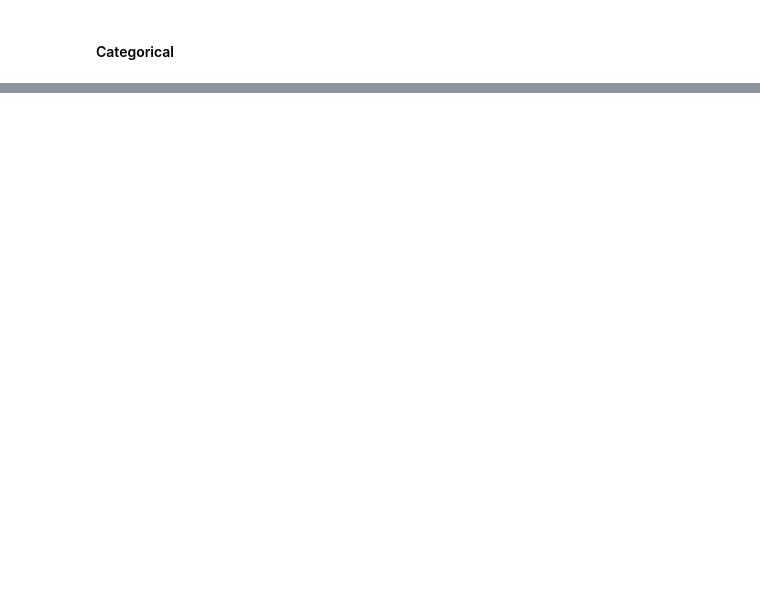
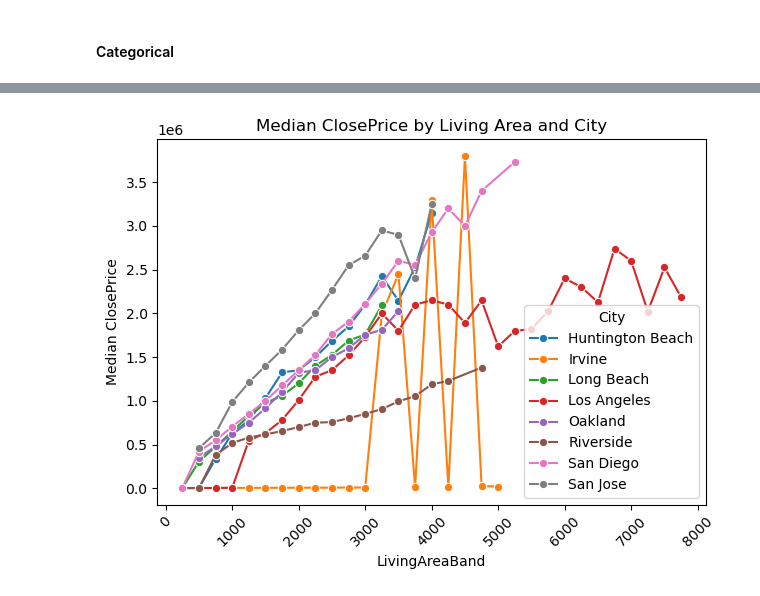
Before and after one commit to eemilycchen/IDX-Exchange-Data-Science, a Jupyter notebook: 01_exploration.ipynb, the cells around one changed output, grey strips where cells are left out. Cells and saved outputs as stored; diff of their text form; code cells hidden in the pictures; blank space fills up the shorter version.

```diff
--- a/01_exploration.ipynb
+++ b/01_exploration.ipynb
@@ -696,0 +753,13 @@ categorical_summary = pd.DataFrame({
+# %%
+geo_df = df[
+    (df["ClosePrice"] > 0) &
+    (df["LivingArea"] > 0) &
+    df["City"].notna()
+].copy()
+
+#Keep cities with reasonable support
+city_counts = geo_df["City"].value_counts()
+valid_cities = city_counts[city_counts >= 1000].index
+
+geo_df = geo_df[geo_df["City"].isin(valid_cities)].copy()
+geo_df.head()
@@ -696,0 +810,27 @@ categorical_summary = pd.DataFrame({
+# %%
+top_cities = (
+    geo_df["City"]
+    .value_counts()
+    .head(8)
+    .index
+)
+
+plot_df = city_size_summary[
+    city_size_summary["City"].isin(top_cities)
+]
+
+sns.lineplot(
+    data=plot_df,
+    x="LivingAreaBand",
+    y="median_price",
+    hue="City",
+    marker="o"
+)
+
+plt.xticks(rotation=45)
+plt.ylabel("Median ClosePrice")
+plt.title("Median ClosePrice by Living Area and City")
+plt.tight_layout()
+plt.show()
+# %% [output]
+[figure, added]
```
Also changed, not shown: parts of 11 cells of this notebook.
